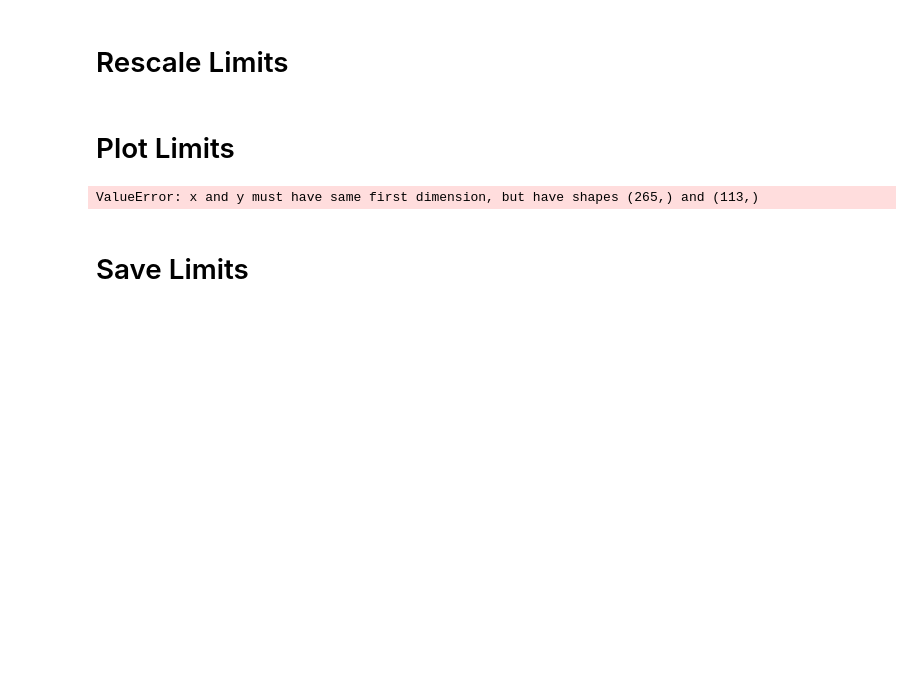
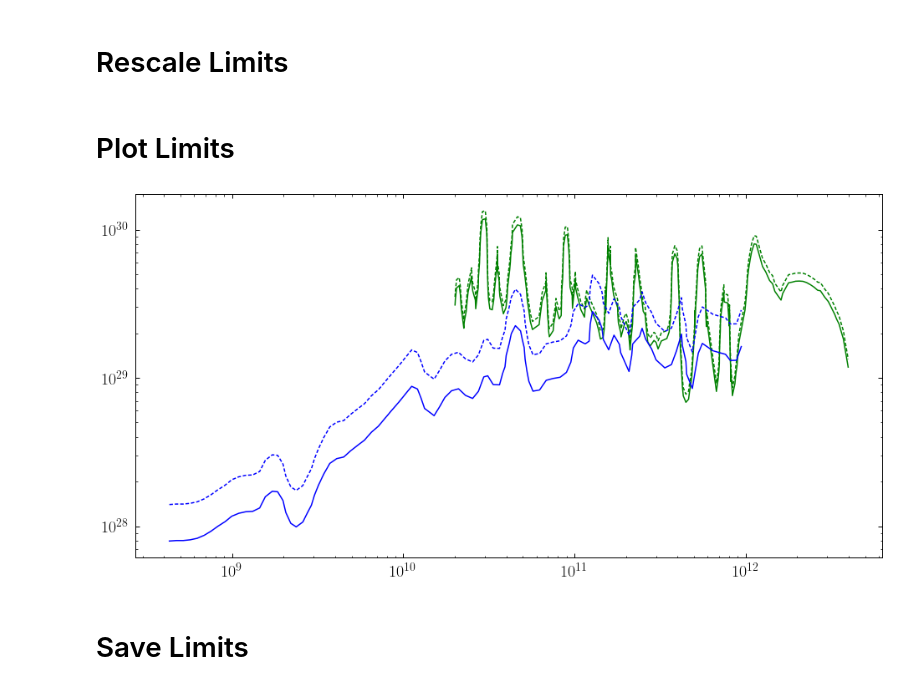
Before and after one commit to joshua-benabou/Mega_Decaying_DM_Milkyway_Analysis, a Jupyter notebook: jupyter/Fermi.ipynb, the cells around one changed output. Saved outputs shown, nothing was run; the diff lists cells and outputs as text; code cells hidden in the pictures; blank space fills up the shorter version.

```diff
--- a/jupyter/Fermi.ipynb
+++ b/jupyter/Fermi.ipynb
@@ -118,13 +118,13 @@ update_factor_ackermann = np.sqrt((5.8 + 12.2) / 5.8)
 # %%
 plt.plot(m_foster, tau_foster, c='g')
 plt.plot(m_foster, tau_foster * update_factor_foster, c='g', ls='--')
 
-plt.plot(m_foster, tau_ackermann, c='b')
-plt.plot(m_foster, tau_ackermann * update_factor_ackermann, c='b', ls='--')
+plt.plot(m_ackermann, tau_ackermann, c='b')
+plt.plot(m_ackermann, tau_ackermann * update_factor_ackermann, c='b', ls='--')
 
 plt.xscale('log')
 plt.yscale('log')
 # %% [output]
-ValueError: x and y must have same first dimension, but have shapes (265,) and (113,)
+[figure, added]
 # %% [markdown]
 # Save Limits
```
Also changed, not shown: parts of 2 cells of this notebook, 13 other files.
